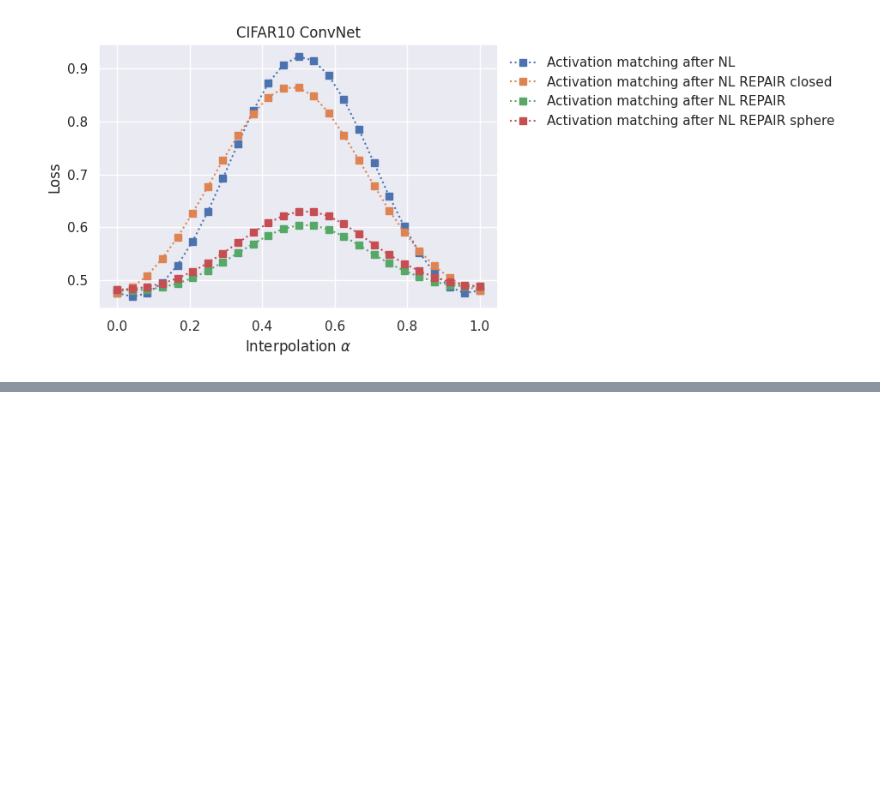
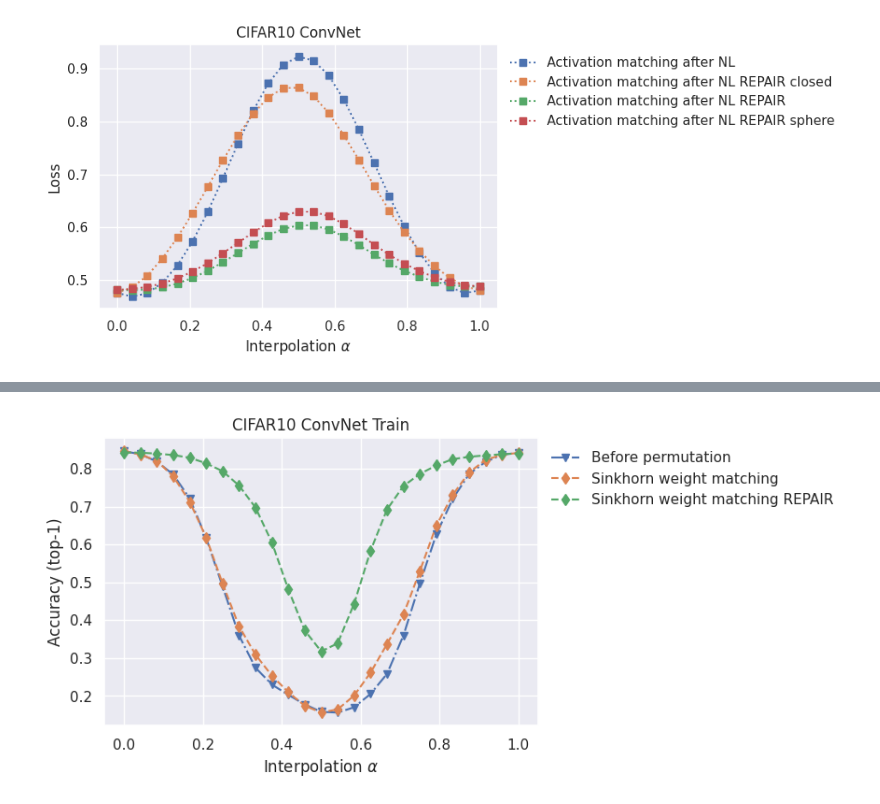
Before and after one commit to xiyori/lmc, a Jupyter notebook: notebooks/rebasin.ipynb, the cells around one changed output, grey strips where cells are left out. Saved outputs shown, nothing was run; the diff lists cells and outputs as text; code cells hidden in the pictures; blank space fills up the shorter version.

Commit message:
Sinkhorn re-basin

```diff
--- a/notebooks/mlp_matching.ipynb
+++ b/notebooks/rebasin.ipynb
@@ -471,7 +488,7 @@ class CIFARConvNetConfig:
     init_channels = 64
     num_classes = 10
     max_depth = 3
-    matching_mode = "pre_activation"
+    matching_mode = "post_activation"
 
 config = CIFARConvNetConfig()
 # %%
@@ -1025,3 +1043,13 @@ plt.title("CIFAR10 ConvNet")
 plt.show()
 # %% [output]
 [figure]
+# %%
+# reload_models()
+# accs, losses, alphas = get_test_interpolation(model0, model1)
+
+# del model0
+# del model1
+
+sinkhorn_weight_matching()
+sweight_accs, sweight_losses, _ = get_test_interpolation(model0, model1)
+sweight_tr_accs, sweight_tr_losses, _ = get_test_interpolation(model0, model1, repair="trainmode")
@@ -1027,0 +1074,11 @@ plt.show()
+# %%
+plt.plot(alphas, accs, label="Before permutation", marker="v", linestyle="-.")
+plt.plot(alphas, sweight_accs, label="Sinkhorn weight matching", marker="d", linestyle="--")
+plt.plot(alphas, sweight_tr_accs, label="Sinkhorn weight matching REPAIR", marker="d", linestyle="--")
+plt.xlabel("Interpolation $\\alpha$")
+plt.ylabel("Accuracy (top-1)")
+plt.legend(bbox_to_anchor=(1, 1), frameon=False)
+plt.title("CIFAR10 ConvNet Train")
+plt.show()
+# %% [output]
+[figure, added]
```
Also changed, not shown: parts of 15 cells of this notebook, 14 other files.
